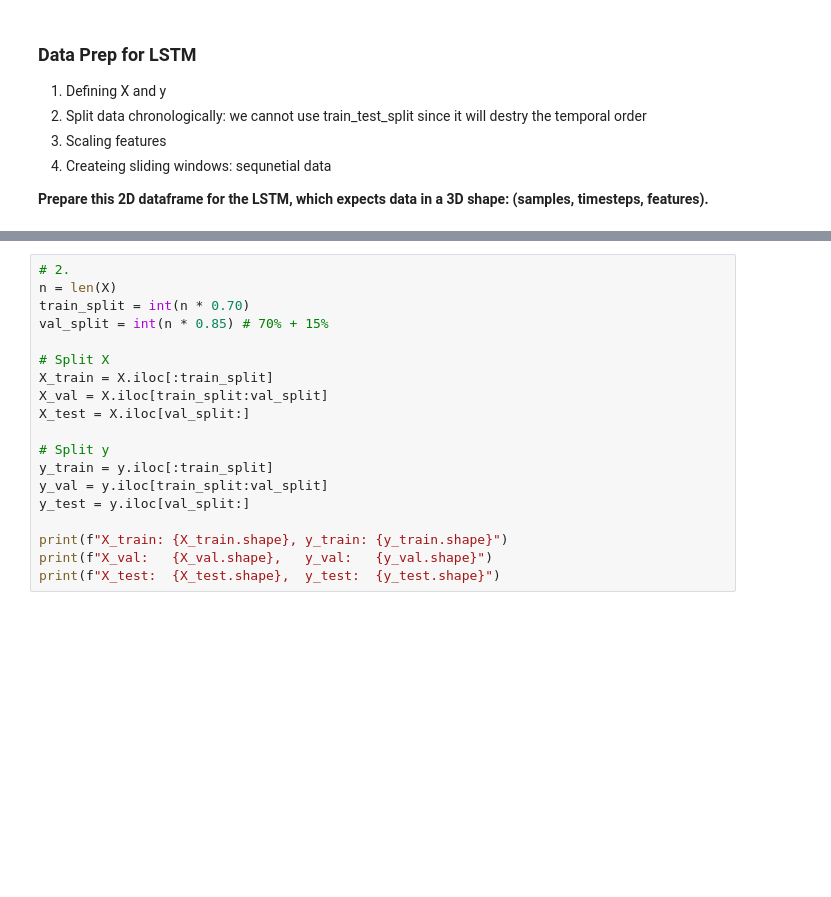
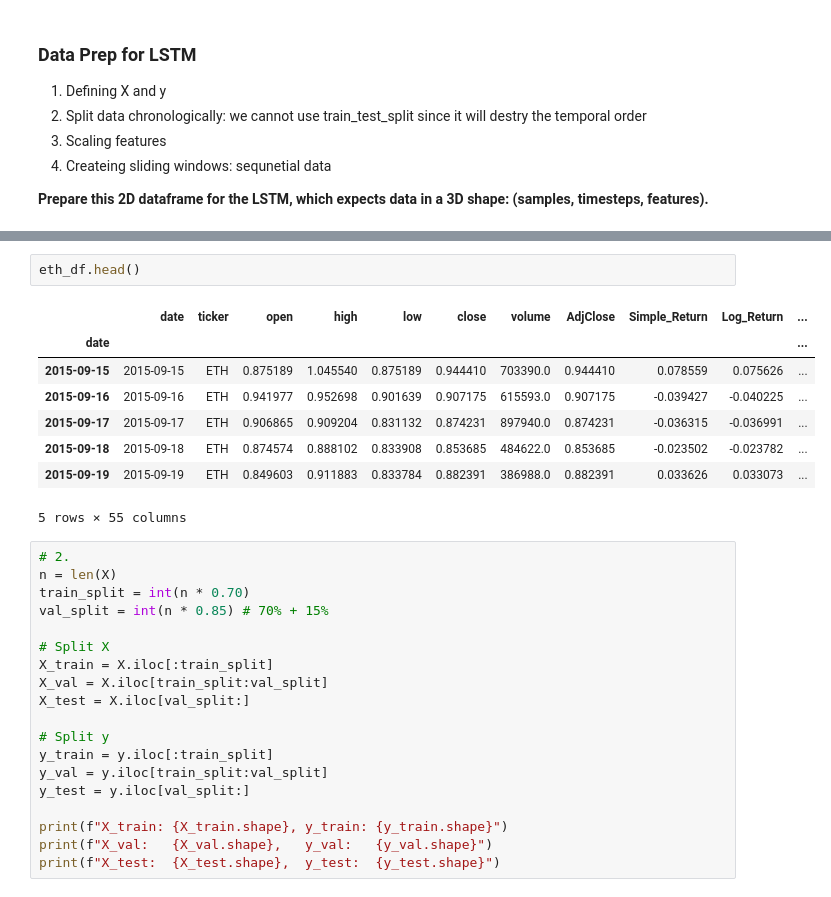
Before and after one commit to srikrish2812/eth_predictor, a Jupyter notebook: crypto_pred/lstm.ipynb, the cells around one changed output, grey strips where cells are left out. Saved outputs shown, nothing was run; the diff lists cells and outputs as text; blank space fills up the shorter version.

```diff
--- a/crypto_pred/lstm.ipynb
+++ b/crypto_pred/lstm.ipynb
@@ -480,6 +490,17 @@ print(f"Shape of y: {y.shape}")
 # %% [output]
 Shape of X: (3713, 44)
 Shape of y: (3713, 1)
+# %%
+eth_df.head()
+# %% [output]
+|  | date | ticker | open | high | low | close | volume | AdjClose | Simple_Return | Log_Return | ... |
+| date |  |  |  |  |  |  |  |  |  |  | ... |
+| 2015-09-15 | 2015-09-15 | ETH | 0.875189 | 1.045540 | 0.875189 | 0.944410 | 703390.0 | 0.944410 | 0.078559 | 0.075626 | ... |
+| 2015-09-16 | 2015-09-16 | ETH | 0.941977 | 0.952698 | 0.901639 | 0.907175 | 615593.0 | 0.907175 | -0.039427 | -0.040225 | ... |
+| 2015-09-17 | 2015-09-17 | ETH | 0.906865 | 0.909204 | 0.831132 | 0.874231 | 897940.0 | 0.874231 | -0.036315 | -0.036991 | ... |
+| 2015-09-18 | 2015-09-18 | ETH | 0.874574 | 0.888102 | 0.833908 | 0.853685 | 484622.0 | 0.853685 | -0.023502 | -0.023782 | ... |
+| 2015-09-19 | 2015-09-19 | ETH | 0.849603 | 0.911883 | 0.833784 | 0.882391 | 386988.0 | 0.882391 | 0.033626 | 0.033073 | ... |
+5 rows × 55 columns
 # %%
 # 2.
 n = len(X)
```
Also changed, not shown: parts of 11 cells of this notebook, 1 other file.
